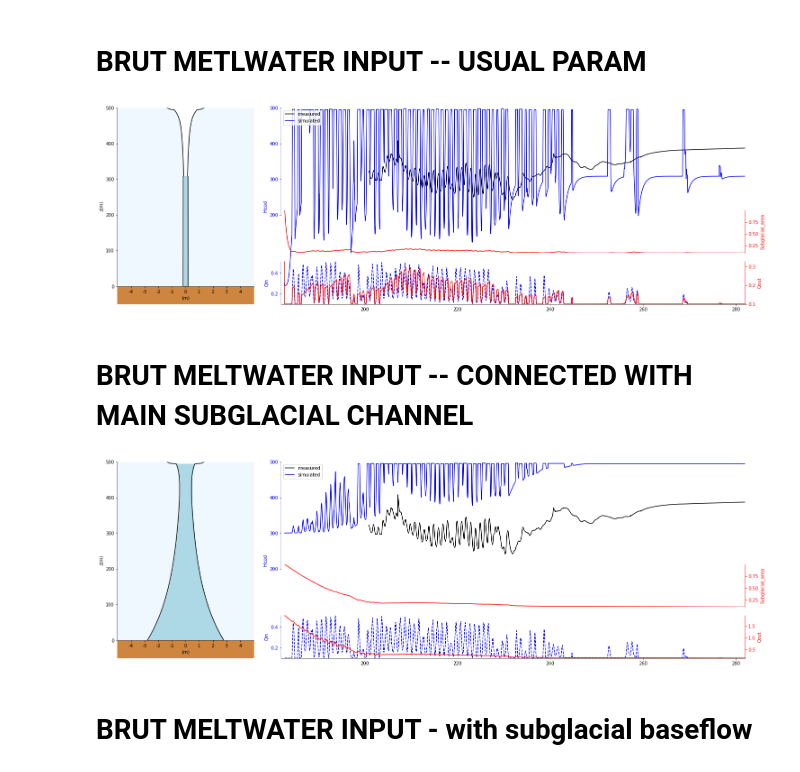
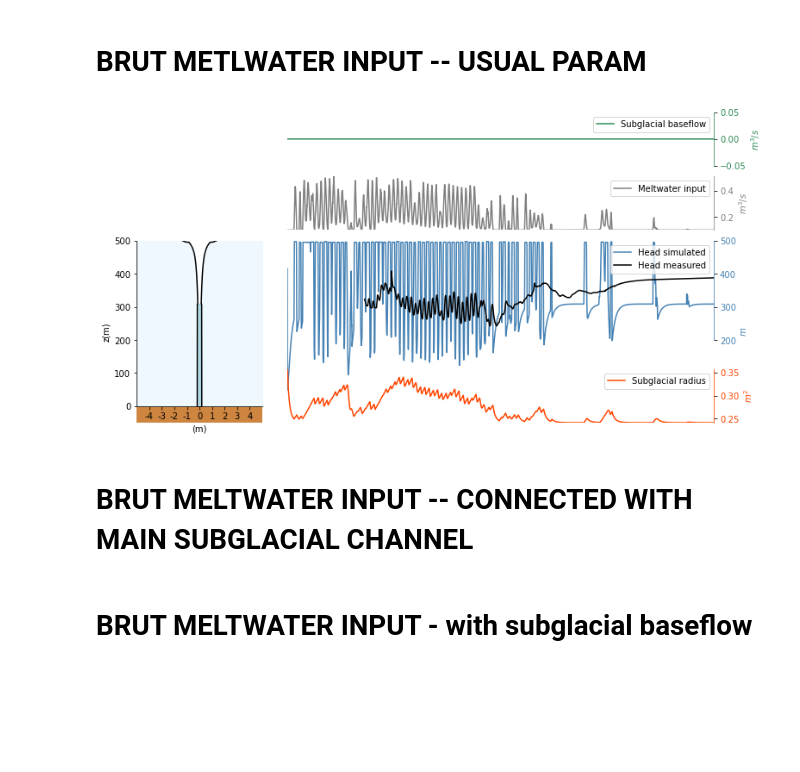
Before and after one commit to cctrunz/ModelRepo_pyMouShBaseflow_paper, a Jupyter notebook: Simulate_moulin_data.ipynb, the cells around one changed output. Cells and saved outputs as stored; diff of their text form; code cells hidden in the pictures; blank space fills up the shorter version.

Commit message:
add subglacial radius

```diff
--- a/Simulate_moulin_data.ipynb
+++ b/Simulate_moulin_data.ipynb
@@ -36,21 +36,22 @@ meltwater_input = Qin_real(time, Qin_data, Qtime_data)
 # %%
 #INITIALIZE MODEL
 moulin_brut = MoulinShape(
                         temperature_profile = temperature_profile,
                         ice_thickness = ice_thickness,
-                        regional_surface_slope = regional_surface_slope)
+                        regional_surface_slope = regional_surface_slope,
+                        initial_subglacial_area = 0.2)
 
 for t in time :
     #main subglacial channel
     moulin_brut.run1step(time,
-                    timestep,
-                    meltwater_input)
+                        timestep,
+                        meltwater_input)
 
 # PLOT MODEL OUTPUT
 idx = -2
-moulin_brut.plot_AGU(idx,t_real,h_real,spine_head_min=200)
+moulin_brut.plot_AGU_3(idx,t_real,h_real)
 # %% [output]
-[figure, old version]
+[figure, new version]
 # %% [markdown]
 # BRUT MELTWATER INPUT -- CONNECTED WITH MAIN SUBGLACIAL CHANNEL
 # %%
@@ -64,13 +65,11 @@ for t in time :
     moulin_headL.run1step(time,
                     timestep,
                     meltwater_input,
-                    head_L = 300)
+                    head_L = 290)
 
 # PLOT MODEL OUTPUT
 idx = -2
-moulin_headL.plot_AGU(idx,t_real,h_real,spine_head_min=200)
+moulin_headL.plot_AGU_3(idx,t_real,h_real)
-# %% [output]
-[figure, removed]
 # %% [markdown]
 # BRUT MELTWATER INPUT - with subglacial baseflow
 # %%
```
Also changed, not shown: parts of 3 cells of this notebook, 1 other file.
